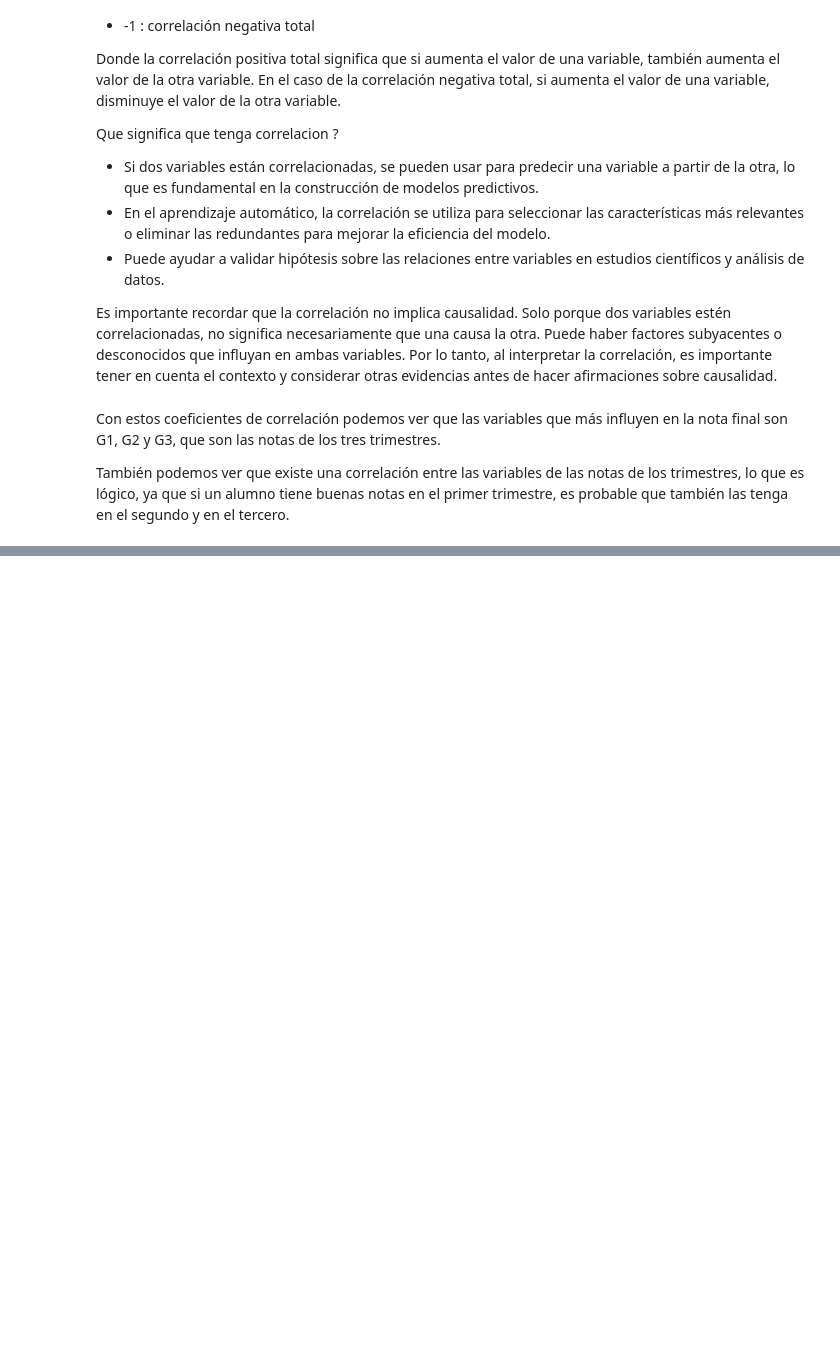
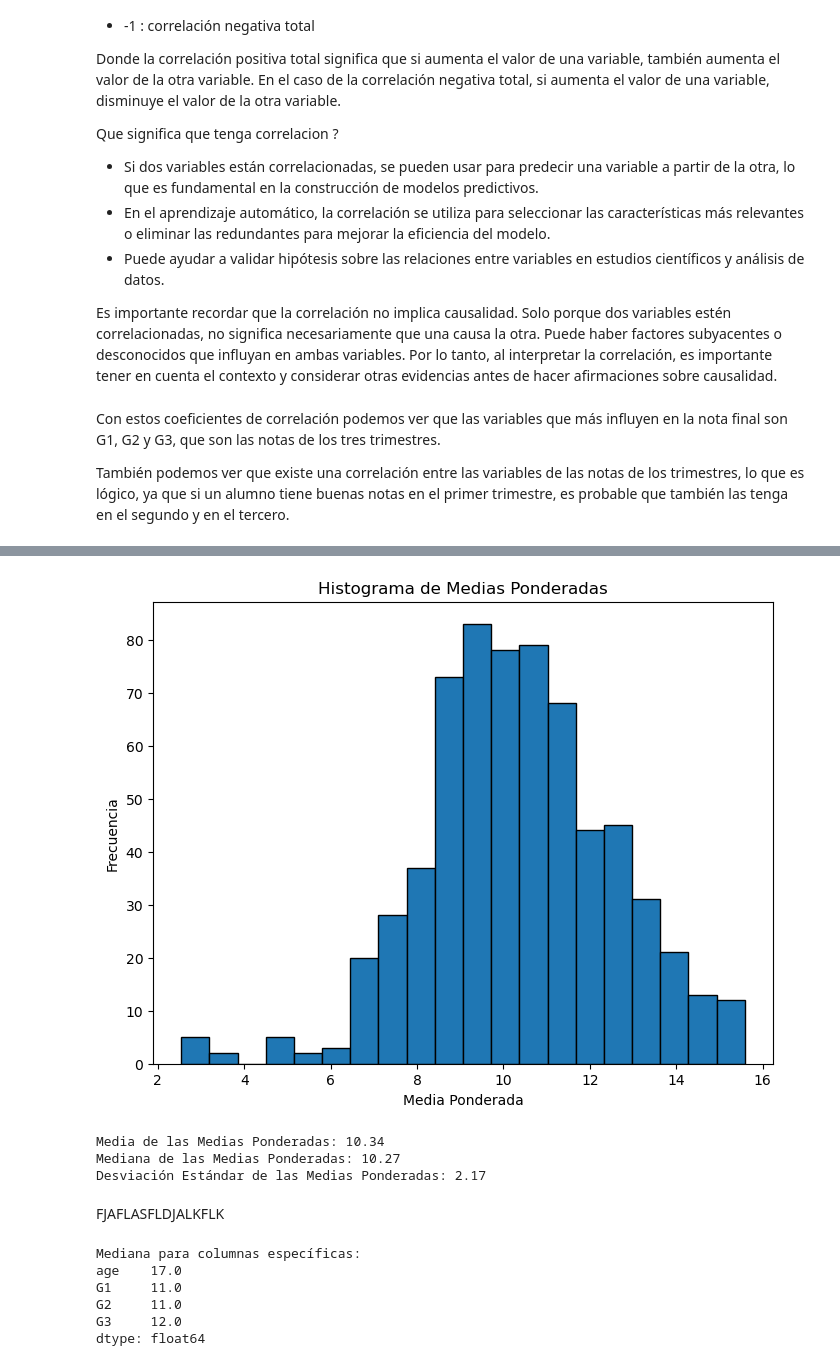
Before and after one commit to Ssebv/data-science-lab2, a Jupyter notebook: main.ipynb, the cells around one changed output, grey strips where cells are left out. Saved outputs shown, nothing was run; the diff lists cells and outputs as text; code cells hidden in the pictures; blank space fills up the shorter version.

```diff
--- a/main.ipynb
+++ b/main.ipynb
@@ -152,0 +126,47 @@ plt.show()
+# %%
+# 2. Calcula la Media Ponderada de las columnas con datos continuos
+
+# Asignar un peso igual a todas las variables continua seleccionadas 0.8 para los G1, G2 y G3 y 0.2 para las demás
+pesos = [0.2, 0.2, 0.2, 0.05, 0.05, 0.05, 0.8, 0.8, 0.8]
+
+# Calcular la media ponderada
+media_ponderada = np.average(df[continuas_seleccionadas], weights=pesos, axis=1)
+
+# Mostrar los resultados
+plt.figure(figsize=(8, 6))
+plt.hist(media_ponderada, bins=20, edgecolor='k')
+plt.title('Histograma de Medias Ponderadas')
+plt.xlabel('Media Ponderada')
+plt.ylabel('Frecuencia')
+plt.show()
+
+media_ponderada_mean = np.mean(media_ponderada)
+media_ponderada_median = np.median(media_ponderada)
+media_ponderada_std = np.std(media_ponderada)
+
+print(f'Media de las Medias Ponderadas: {media_ponderada_mean:.2f}')
+print(f'Mediana de las Medias Ponderadas: {media_ponderada_median:.2f}')
+print(f'Desviación Estándar de las Medias Ponderadas: {media_ponderada_std:.2f}')
+# %% [output]
+[figure, added]
+Media de las Medias Ponderadas: 10.34
+Mediana de las Medias Ponderadas: 10.27
+Desviación Estándar de las Medias Ponderadas: 2.17
+# %% [markdown]
+FJAFLASFLDJALKFLK
+# %%
+# 3. Mediana
+
+# Calcular la mediana para columnas específicas
+
+columnas_mediana = ['age', 'G1', 'G2', 'G3']
+mediana_columnas = df[columnas_mediana].median()
+print("Mediana para columnas específicas:")
+print(mediana_columnas)
+# %% [output]
+Mediana para columnas específicas:
+age    17.0
+G1     11.0
+G2     11.0
+G3     12.0
+dtype: float64
```
Also changed, not shown: parts of 32 cells of this notebook.
